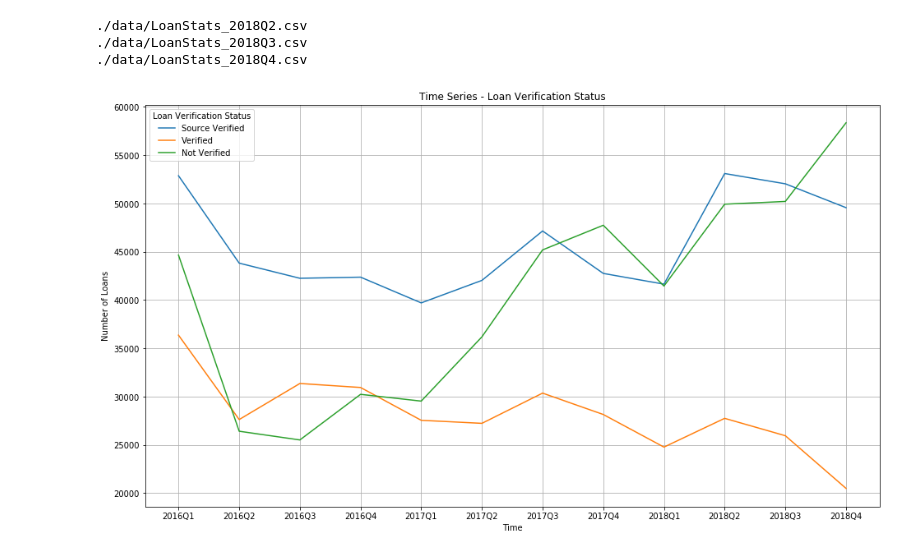
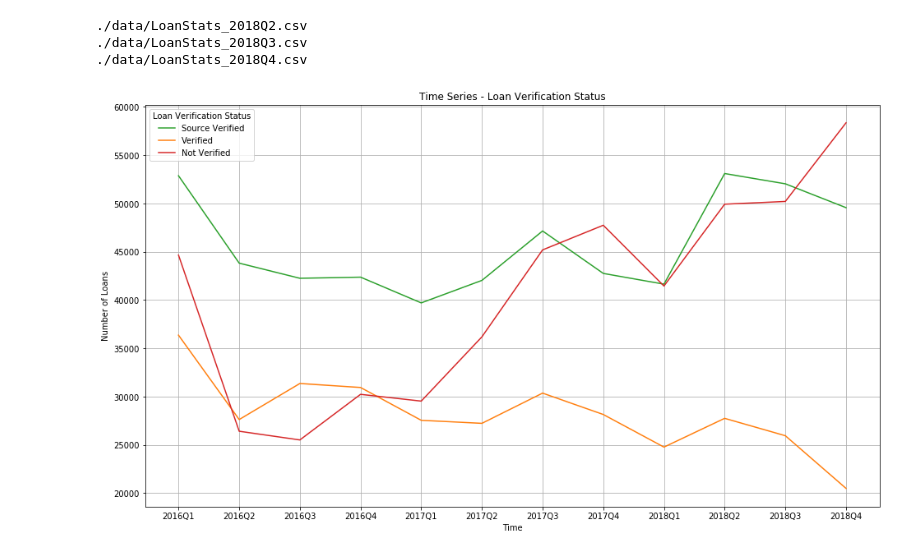
Before and after one commit to juszhan/LendingClub-Profitability, a Jupyter notebook: lendingclub_time_series_analysis.ipynb, the cells around one changed output. Cells and saved outputs as stored; diff of their text form; code cells hidden in the pictures.

```diff
--- a/lendingclub_time_series_analysis.ipynb
+++ b/lendingclub_time_series_analysis.ipynb
@@ -42,19 +42,26 @@ for df in dataset:
 # %%
 plt.figure(figsize=(16,9))
 
-x = list(range(len(x)))
+colors = {
+    "Source Verified" : "#2ca02c",
+    "Verified" : "#ff7f0e",
+    "Not Verified" : "#d62728",
+    "Total Loans" : "#1f77b4"
+}
+
+x = list(range(len(dataset)))
 for k in verification_status.keys():
     y = verification_status[k]
-    plt.plot(x, y, label=k)
+    plt.plot(x, y, label=k, color=colors[k])
 plt.xticks(ticks=list(range(len(names))), labels=names)
 plt.grid(True)
 plt.xlabel("Time")
 plt.ylabel("Number of Loans")
 plt.legend(title="Loan Verification Status")
 plt.title("Time Series - Loan Verification Status")
 plt.show()
 # %% [output]
-[figure, old version]
+[figure, new version]
 # %%
 plt.figure(figsize=(16,9))
 
```
Also changed, not shown: parts of 7 cells of this notebook, 2 other files.
